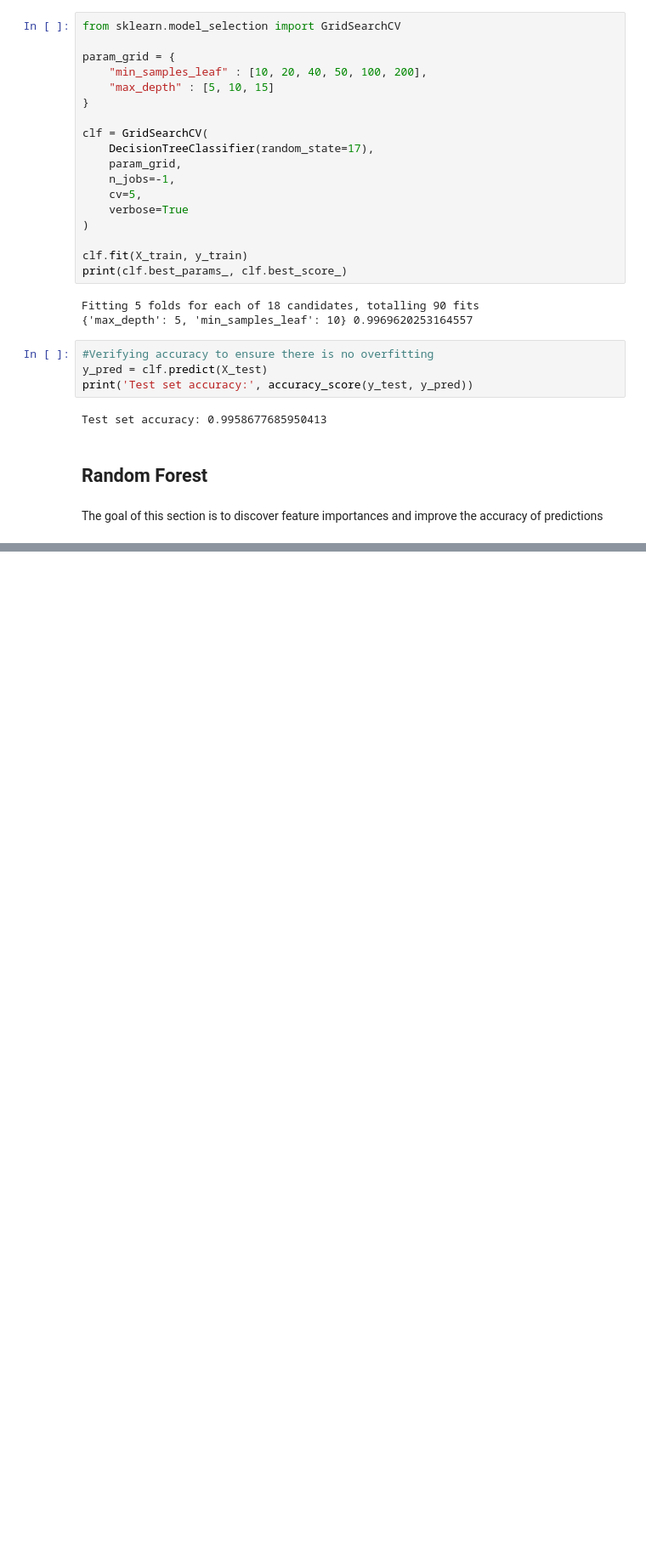
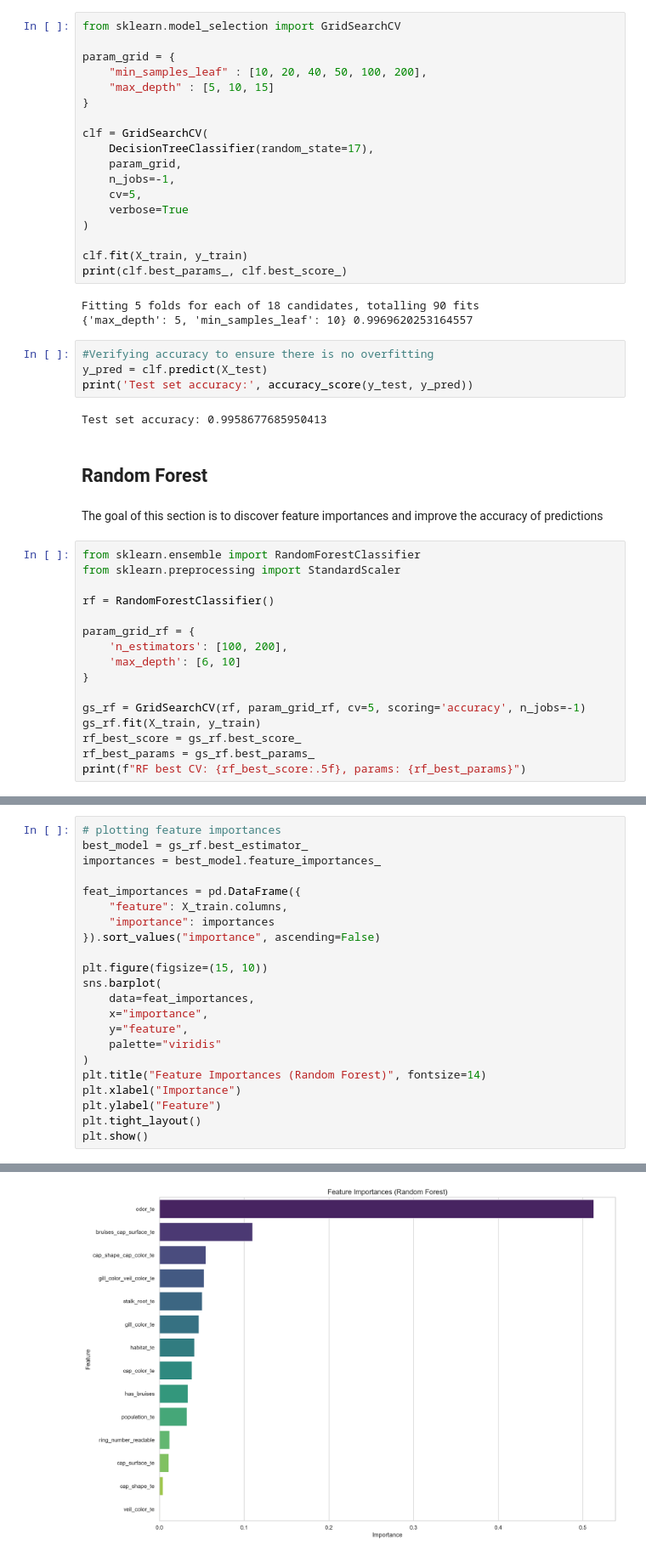
Before and after one commit to IShallNotKnow/Mushroom-Identification-Model, a Jupyter notebook: Mushroom Identification Model.ipynb, the cells around one changed output, grey strips where cells are left out. Shown at 85% size. Drawn from its saved outputs; the diff is of its cells as text; blank space fills up the shorter version.

Commit message:
Random Forest Classifier + feature importances
added Random Forest Classifier with gridsearchCV and plotted feature importances.

```diff
--- a/Mushroom Identification Model.ipynb
+++ b/Mushroom Identification Model.ipynb
@@ -503,3 +503,19 @@ Test set accuracy: 0.9958677685950413
 ## Random Forest
 # %% [markdown]
 The goal of this section is to discover feature importances and improve the accuracy of predictions
+# %%
+from sklearn.ensemble import RandomForestClassifier
+from sklearn.preprocessing import StandardScaler
+
+rf = RandomForestClassifier()
+
+param_grid_rf = {
+    'n_estimators': [100, 200],
+    'max_depth': [6, 10]
+}
+
+gs_rf = GridSearchCV(rf, param_grid_rf, cv=5, scoring='accuracy', n_jobs=-1)
+gs_rf.fit(X_train, y_train)
+rf_best_score = gs_rf.best_score_
+rf_best_params = gs_rf.best_params_
+print(f"RF best CV: {rf_best_score:.5f}, params: {rf_best_params}")
@@ -505,0 +529,23 @@ The goal of this section is to discover feature importances and improve the accu
+# %%
+# plotting feature importances
+best_model = gs_rf.best_estimator_
+importances = best_model.feature_importances_
+
+feat_importances = pd.DataFrame({
+    "feature": X_train.columns,
+    "importance": importances
+}).sort_values("importance", ascending=False)
+
+plt.figure(figsize=(15, 10))
+sns.barplot(
+    data=feat_importances,
+    x="importance",
+    y="feature",
+    palette="viridis"
+)
+plt.title("Feature Importances (Random Forest)", fontsize=14)
+plt.xlabel("Importance")
+plt.ylabel("Feature")
+plt.tight_layout()
+plt.show()
+# %% [output]
@@ -505,0 +555 @@ The goal of this section is to discover feature importances and improve the accu
+[figure, added]
```
Also changed, not shown: parts of 4 cells of this notebook.
